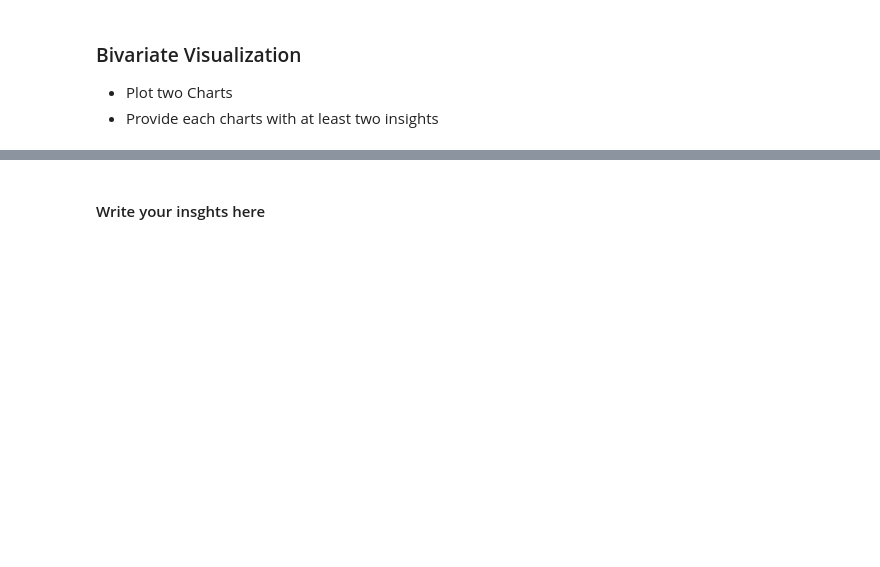
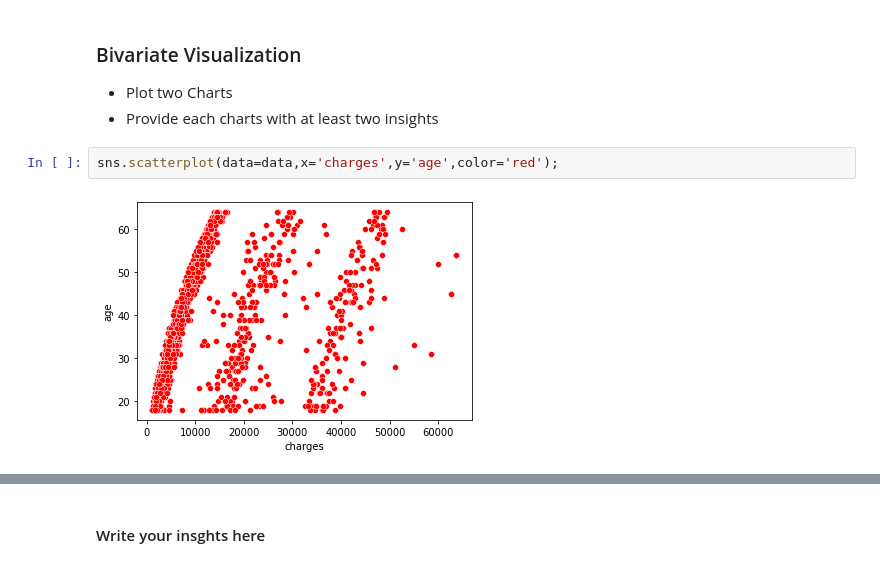
Before and after one commit to Tuwaiq-Data-Science-Bootcamp-V2/EDA-Lab1, a Jupyter notebook: EDA_Assignment .ipynb, the cells around one changed output, grey strips where cells are left out. Drawn from its saved outputs; the diff is of its cells as text; blank space fills up the shorter version.

```diff
--- a/EDA_Assignment .ipynb
+++ b/EDA_Assignment .ipynb
@@ -14,3 +65,7 @@
 ### Bivariate Visualization
 * Plot two Charts
 * Provide each charts with at least two insights
+# %%
+sns.scatterplot(data=data,x='charges',y='age',color='red');
+# %% [output]
+[figure, added]
```
Also changed, not shown: parts of 13 cells of this notebook, 1 other file.
